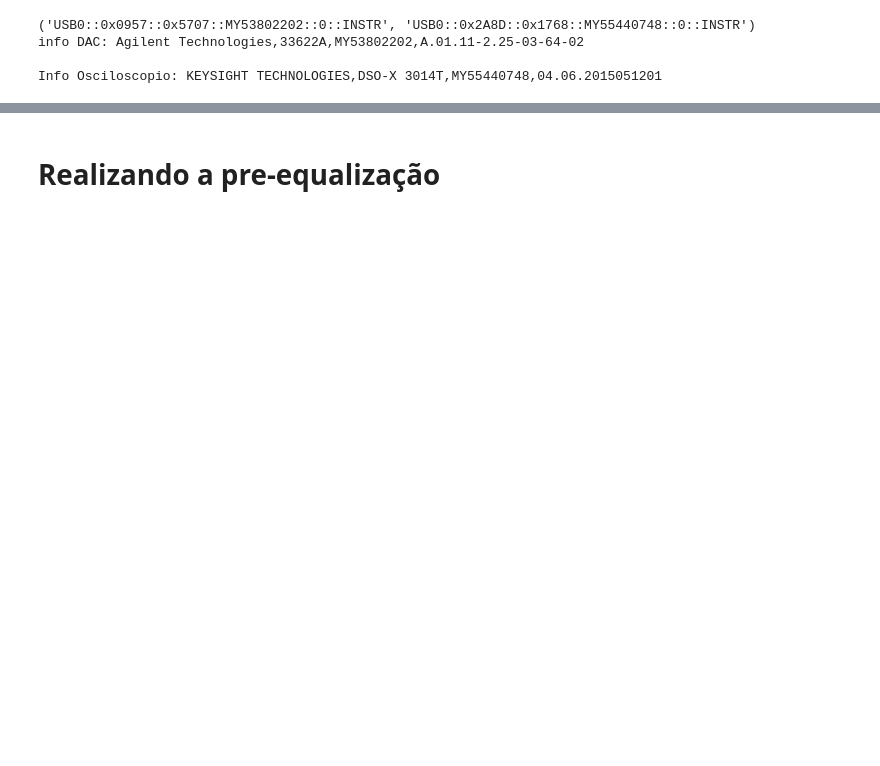
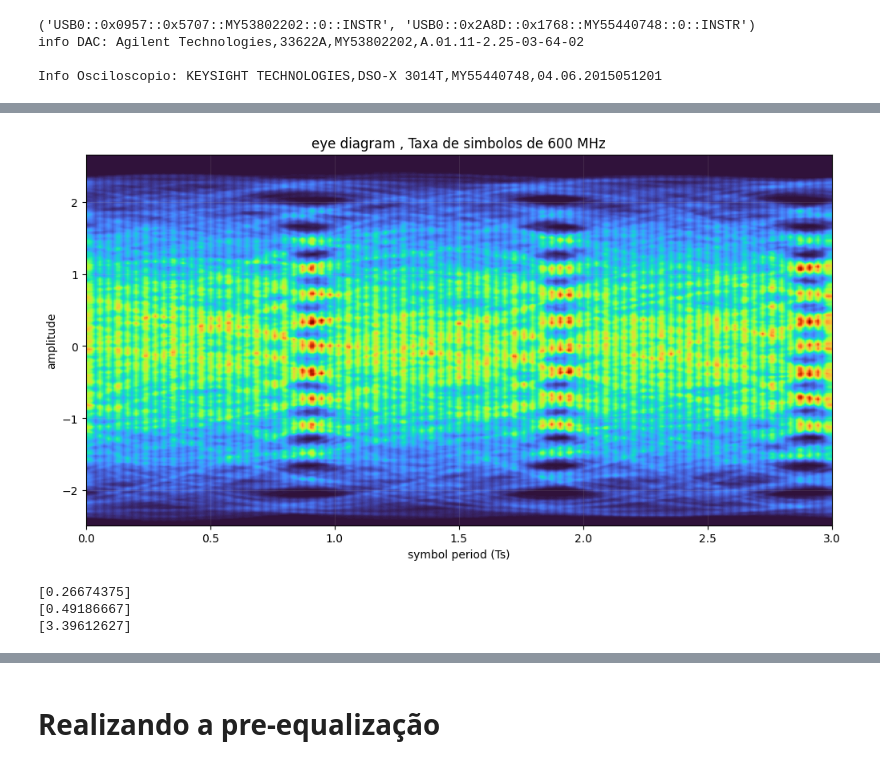
Before and after one commit to LucasLobo7/TCC, a Jupyter notebook: Equipamentos/Taxade600.ipynb, the cells around one changed output, grey strips where cells are left out. Cells and saved outputs as stored; diff of their text form; code cells hidden in the pictures; blank space fills up the shorter version.

```diff
--- a/Equipamentos/Taxade600.ipynb
+++ b/Equipamentos/Taxade600.ipynb
@@ -146,3 +151,17 @@ plt.legend()
+# %%
+from optic.plot import eyediagram
+eyediagram(recebidosicronizado, len(recebidosicronizado), 1.5,plotlabel=', Taxa de simbolos de 600 MHz', ptype='fancy')
+# %% [output]
+[figure, added]
+# %%
+BER, SER, SNR = fastBERcalc(pnorm(recebidosicronizado), pnorm(transmitido), 4, 'pam')
+print(BER)
+print(SER)
+print(SNR)
+# %% [output]
+[0.26674375]
+[0.49186667]
+[3.39612627]
 # %%
 #Estimação do canal
 
```
Also changed, not shown: parts of 12 cells of this notebook, 11 other files.
